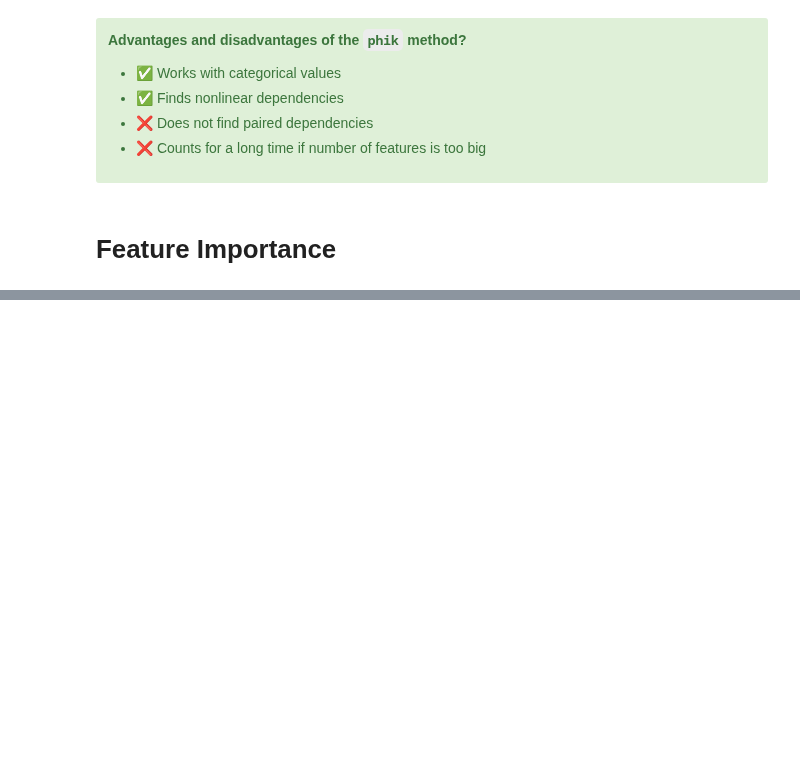
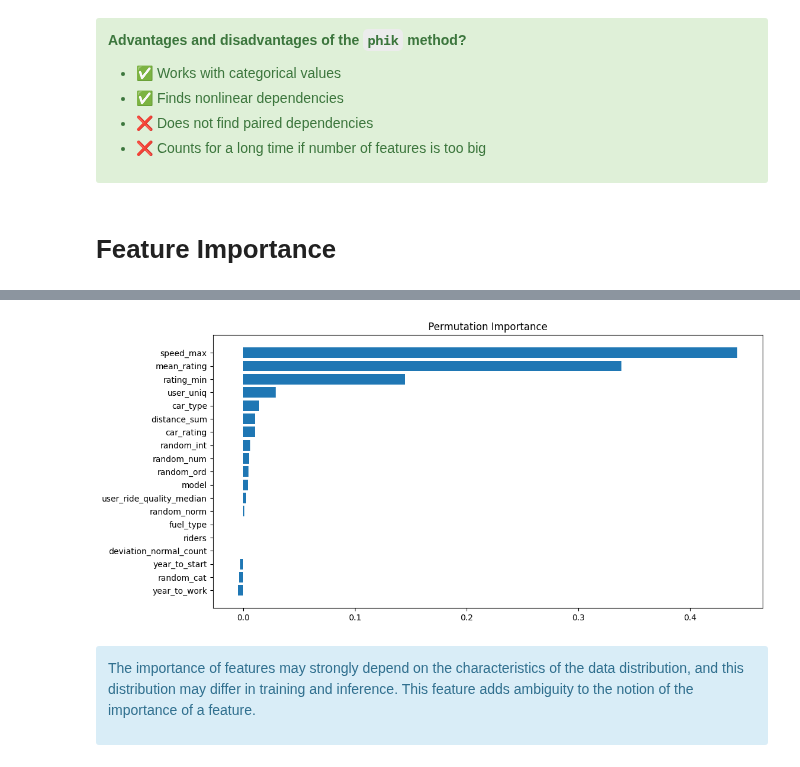
Before and after one commit to aziart/comp-ds, a Jupyter notebook: notebooks/03.3.02 - Feature Selection.ipynb, the cells around one changed output, grey strips where cells are left out. Saved outputs shown, nothing was run; the diff lists cells and outputs as text; code cells hidden in the pictures; blank space fills up the shorter version.

Commit message:
03.3.02 in progress: Permutation Importance vs basic Feature Importance, example + pros and cons

```diff
--- a/notebooks/03.3.02 - Feature Selection.ipynb
+++ b/notebooks/03.3.02 - Feature Selection.ipynb
@@ -289,0 +308,15 @@ plt.title('Feature Importance');
+# %%
+from sklearn.inspection import permutation_importance
+
+perm_importance = permutation_importance(model, X_test, y_test, n_repeats=10, random_state=1066)
+sorted_idx = perm_importance.importances_mean.argsort()
+fig = plt.figure(figsize=(12, 6))
+plt.barh(range(len(sorted_idx)), perm_importance.importances_mean[sorted_idx], align='center')
+plt.yticks(range(len(sorted_idx)), np.array(X.columns)[sorted_idx])
+plt.title('Permutation Importance');
+# %% [output]
+[figure, added]
+# %% [markdown]
+<div class="alert alert-info">
+
+The importance of features may strongly depend on the characteristics of the data distribution, and this distribution may differ in training and inference. This feature adds ambiguity to the notion of the importance of a feature.
```
Also changed, not shown: parts of 14 cells of this notebook, 7 other files.
